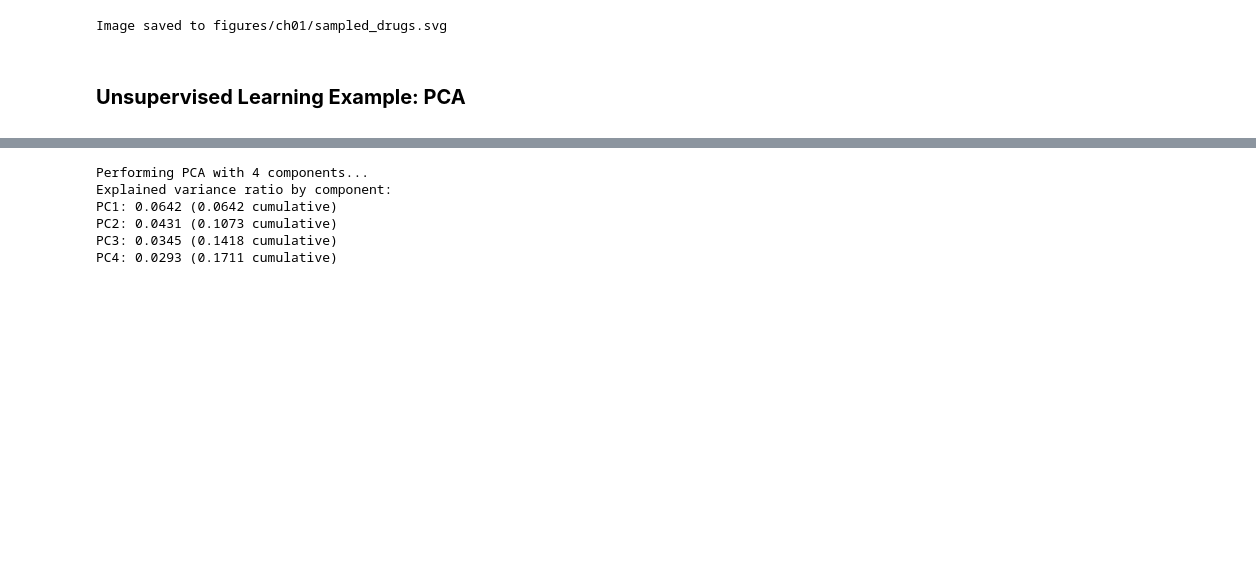
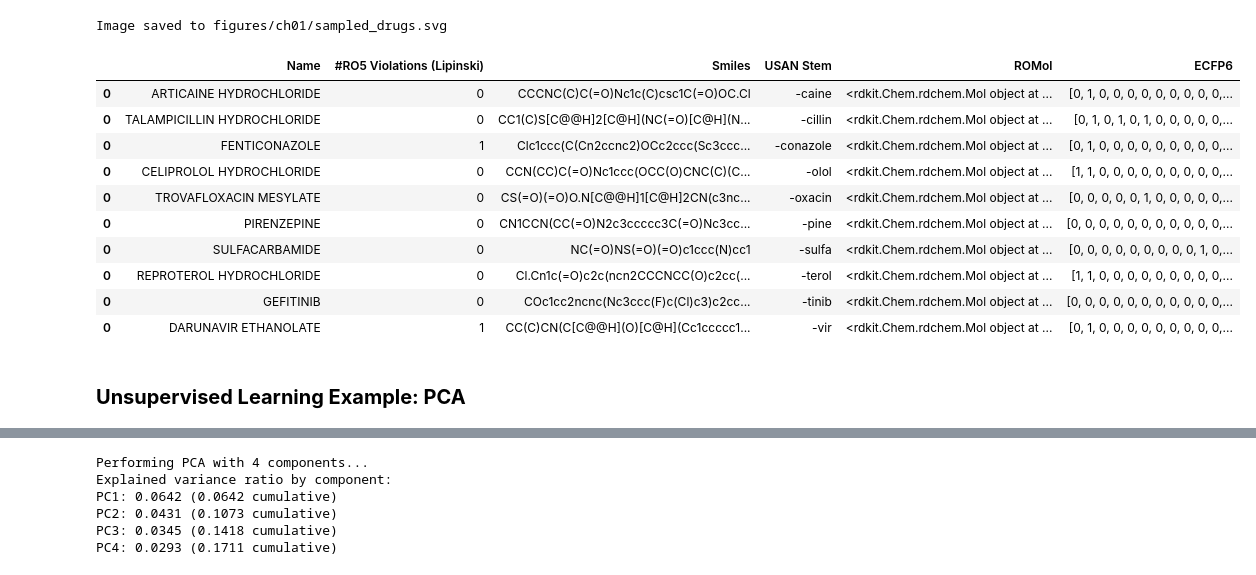
Before and after one commit to paymantohidifar/build-ai-drug-discovery-pipeline-book, a Jupyter notebook: notebooks/CH01_FLYNN_ML4DD.ipynb, the cells around one changed output, grey strips where cells are left out. Cells and saved outputs as stored; diff of their text form; code cells hidden in the pictures; blank space fills up the shorter version.

```diff
--- a/notebooks/CH01_FLYNN_ML4DD.ipynb
+++ b/notebooks/CH01_FLYNN_ML4DD.ipynb
@@ -522,6 +549,20 @@ usan_example_img
 save_molecule_image(usan_example_img, f"figures/{CHAPTER}/sampled_drugs.svg")
 # %% [output]
 Image saved to figures/ch01/sampled_drugs.svg
+# %%
+sample_drugs
+# %% [output]
+|  | Name | #RO5 Violations (Lipinski) | Smiles | USAN Stem | ROMol | ECFP6 |
+| 0 | ARTICAINE HYDROCHLORIDE | 0 | CCCNC(C)C(=O)Nc1c(C)csc1C(=O)OC.Cl | -caine | <rdkit.Chem.rdchem.Mol object at ... | [0, 1, 0, 0, 0, 0, 0, 0, 0, 0, 0,... |
+| 0 | TALAMPICILLIN HYDROCHLORIDE | 0 | CC1(C)S[C@@H]2[C@H](NC(=O)[C@H](N... | -cillin | <rdkit.Chem.rdchem.Mol object at ... | [0, 1, 0, 1, 0, 1, 0, 0, 0, 0, 0,... |
+| 0 | FENTICONAZOLE | 1 | Clc1ccc(C(Cn2ccnc2)OCc2ccc(Sc3ccc... | -conazole | <rdkit.Chem.rdchem.Mol object at ... | [0, 1, 0, 0, 0, 0, 0, 0, 0, 0, 0,... |
+| 0 | CELIPROLOL HYDROCHLORIDE | 0 | CCN(CC)C(=O)Nc1ccc(OCC(O)CNC(C)(C... | -olol | <rdkit.Chem.rdchem.Mol object at ... | [1, 1, 0, 0, 0, 0, 0, 0, 0, 0, 0,... |
+| 0 | TROVAFLOXACIN MESYLATE | 0 | CS(=O)(=O)O.N[C@@H]1[C@H]2CN(c3nc... | -oxacin | <rdkit.Chem.rdchem.Mol object at ... | [0, 0, 0, 0, 0, 1, 0, 0, 0, 0, 0,... |
+| 0 | PIRENZEPINE | 0 | CN1CCN(CC(=O)N2c3ccccc3C(=O)Nc3cc... | -pine | <rdkit.Chem.rdchem.Mol object at ... | [0, 0, 0, 0, 0, 0, 0, 0, 0, 0, 0,... |
+| 0 | SULFACARBAMIDE | 0 | NC(=O)NS(=O)(=O)c1ccc(N)cc1 | -sulfa | <rdkit.Chem.rdchem.Mol object at ... | [0, 0, 0, 0, 0, 0, 0, 0, 0, 1, 0,... |
+| 0 | REPROTEROL HYDROCHLORIDE | 0 | Cl.Cn1c(=O)c2c(ncn2CCCNCC(O)c2cc(... | -terol | <rdkit.Chem.rdchem.Mol object at ... | [1, 1, 0, 0, 0, 0, 0, 0, 0, 0, 0,... |
+| 0 | GEFITINIB | 0 | COc1cc2ncnc(Nc3ccc(F)c(Cl)c3)c2cc... | -tinib | <rdkit.Chem.rdchem.Mol object at ... | [0, 0, 0, 0, 0, 0, 0, 0, 0, 0, 0,... |
+| 0 | DARUNAVIR ETHANOLATE | 1 | CC(C)CN(C[C@@H](O)[C@H](Cc1ccccc1... | -vir | <rdkit.Chem.rdchem.Mol object at ... | [0, 1, 0, 0, 0, 0, 0, 0, 0, 0, 0,... |
 # %% [markdown]
-<h1 style="font-family:Georgia,'Iowan Old Style','Palatino Linotype',serif;font-weight:500;font-size:20px;line-height:1.12;margin:0 0 10px;letter-spacing:-.01em;"><b>Unsupervised Learning Example: PCA</b></h1>
+<h4 style="font-family:Georgia,'Iowan Old Style','Palatino Linotype',serif;font-weight:500;font-size:20px;line-height:1.12;margin:0 0 10px;letter-spacing:-.01em;"><b>Unsupervised Learning Example: PCA</b></h4>
 # %% [markdown]
```
Also changed, not shown: parts of 38 cells of this notebook.
